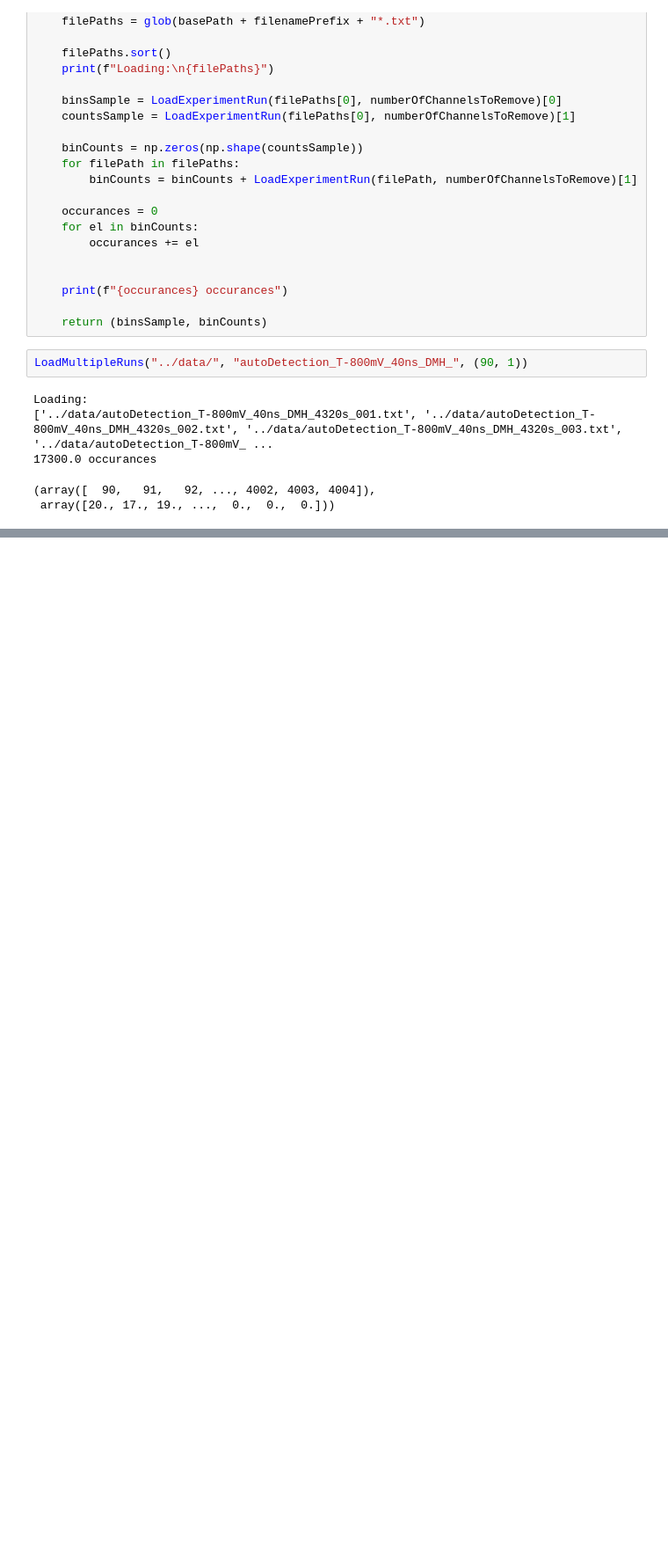
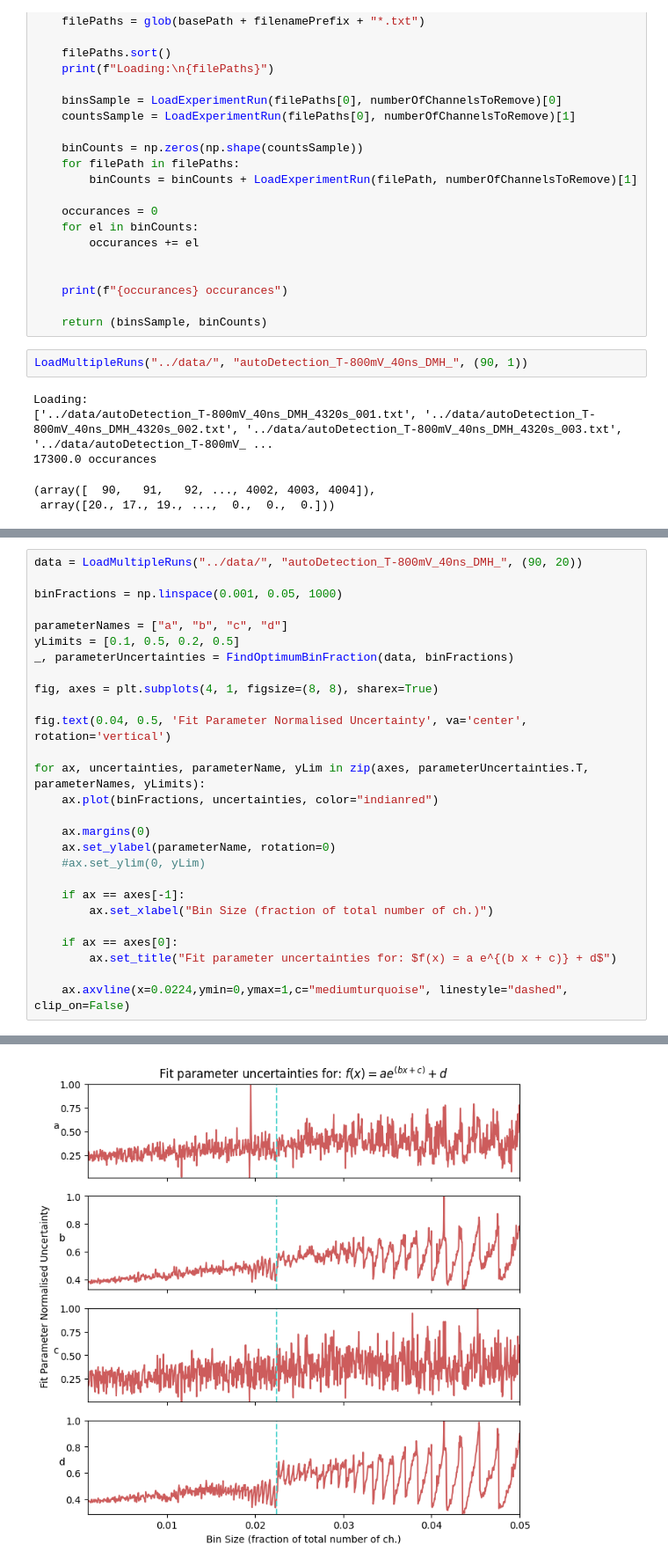
Before and after one commit to daraghhollman/UCD_4thYear_Labs, a Jupyter notebook: Muon Detector/python/extra_analysis.ipynb, the cells around one changed output, grey strips where cells are left out. Shown at 88% size. Cells and saved outputs as stored; diff of their text form; blank space fills up the shorter version.

```diff
--- a/Muon Detector/python/extra_analysis.ipynb
+++ b/Muon Detector/python/extra_analysis.ipynb
@@ -164,0 +204,28 @@ def ExponentialCurve(x, a, b, c, d):
+# %%
+data = LoadMultipleRuns("../data/", "autoDetection_T-800mV_40ns_DMH_", (90, 20))
+
+binFractions = np.linspace(0.001, 0.05, 1000)
+
+parameterNames = ["a", "b", "c", "d"]
+yLimits = [0.1, 0.5, 0.2, 0.5]
+_, parameterUncertainties = FindOptimumBinFraction(data, binFractions)
+
+fig, axes = plt.subplots(4, 1, figsize=(8, 8), sharex=True)
+
+fig.text(0.04, 0.5, 'Fit Parameter Normalised Uncertainty', va='center', rotation='vertical')
+
+for ax, uncertainties, parameterName, yLim in zip(axes, parameterUncertainties.T, parameterNames, yLimits):
+    ax.plot(binFractions, uncertainties, color="indianred")
+
+    ax.margins(0)
+    ax.set_ylabel(parameterName, rotation=0)
+    #ax.set_ylim(0, yLim)
+
+    if ax == axes[-1]:
+        ax.set_xlabel("Bin Size (fraction of total number of ch.)")
+
+    if ax == axes[0]:
+        ax.set_title("Fit parameter uncertainties for: $f(x) = a e^{(b x + c)} + d$")
+
+    ax.axvline(x=0.0224,ymin=0,ymax=1,c="mediumturquoise", linestyle="dashed", clip_on=False)
+# %% [output]
@@ -165,3 +236,4 @@ def ExponentialCurve(x, a, b, c, d):
+[figure, added]
 # %%
 #data = LoadExperimentRun("./../data/autoDetection_T-800mV_40ns_DMH_75600s_000.txt", 90)
 
```
Also changed, not shown: parts of 8 cells of this notebook.
